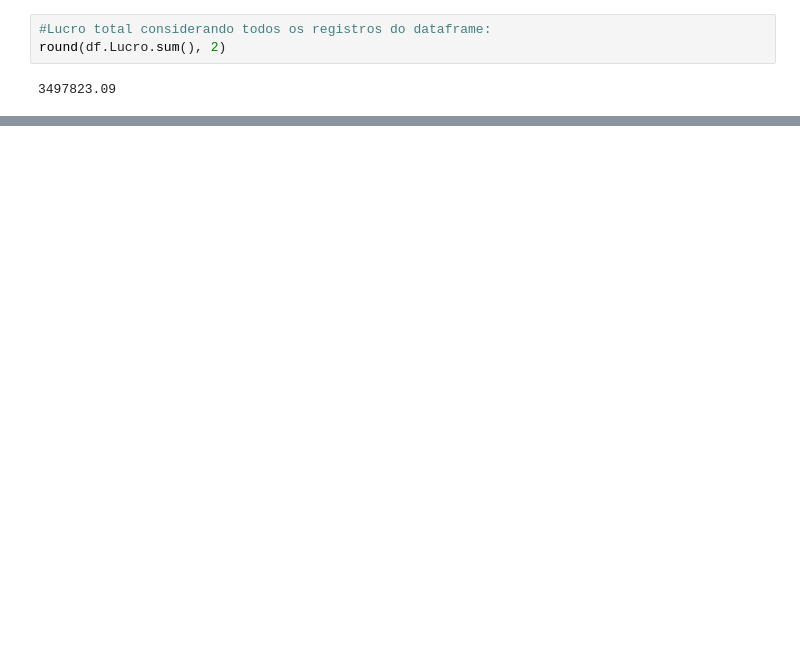
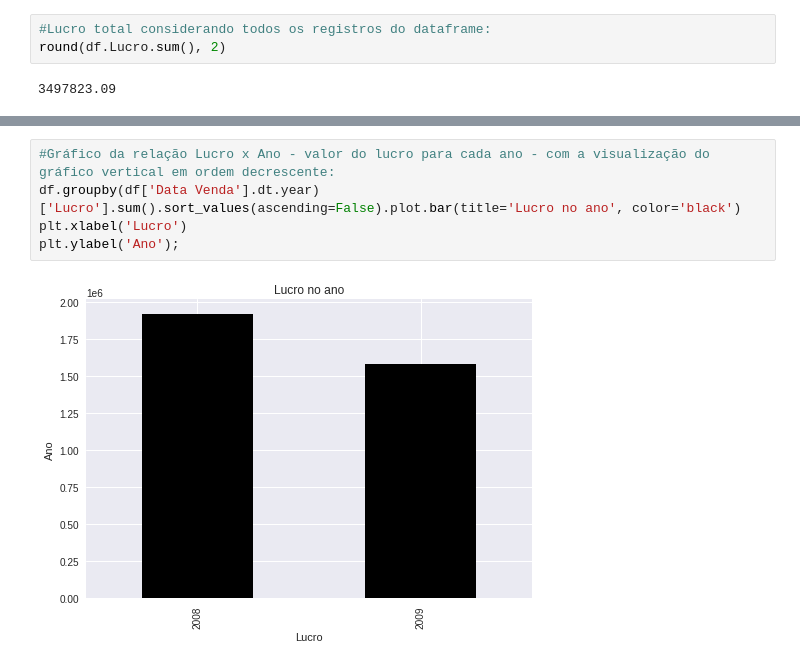
Before and after one commit to shl0mo/AnaliseDados_DIO-Pandas, a Jupyter notebook: AnaliseDados_DIO_Pandas.ipynb, the cells around one changed output, grey strips where cells are left out. Drawn from its saved outputs; the diff is of its cells as text; blank space fills up the shorter version.

```diff
--- a/AnaliseDados_DIO_Pandas.ipynb
+++ b/AnaliseDados_DIO_Pandas.ipynb
@@ -705,0 +749,7 @@ dtype: object
+# %%
+#Gráfico da relação Lucro x Ano - valor do lucro para cada ano - com a visualização do gráfico vertical em ordem decrescente:
+df.groupby(df['Data Venda'].dt.year)['Lucro'].sum().sort_values(ascending=False).plot.bar(title='Lucro no ano', color='black')
+plt.xlabel('Lucro')
+plt.ylabel('Ano');
+# %% [output]
+[figure, added]
```
Also changed, not shown: parts of 12 cells of this notebook.
